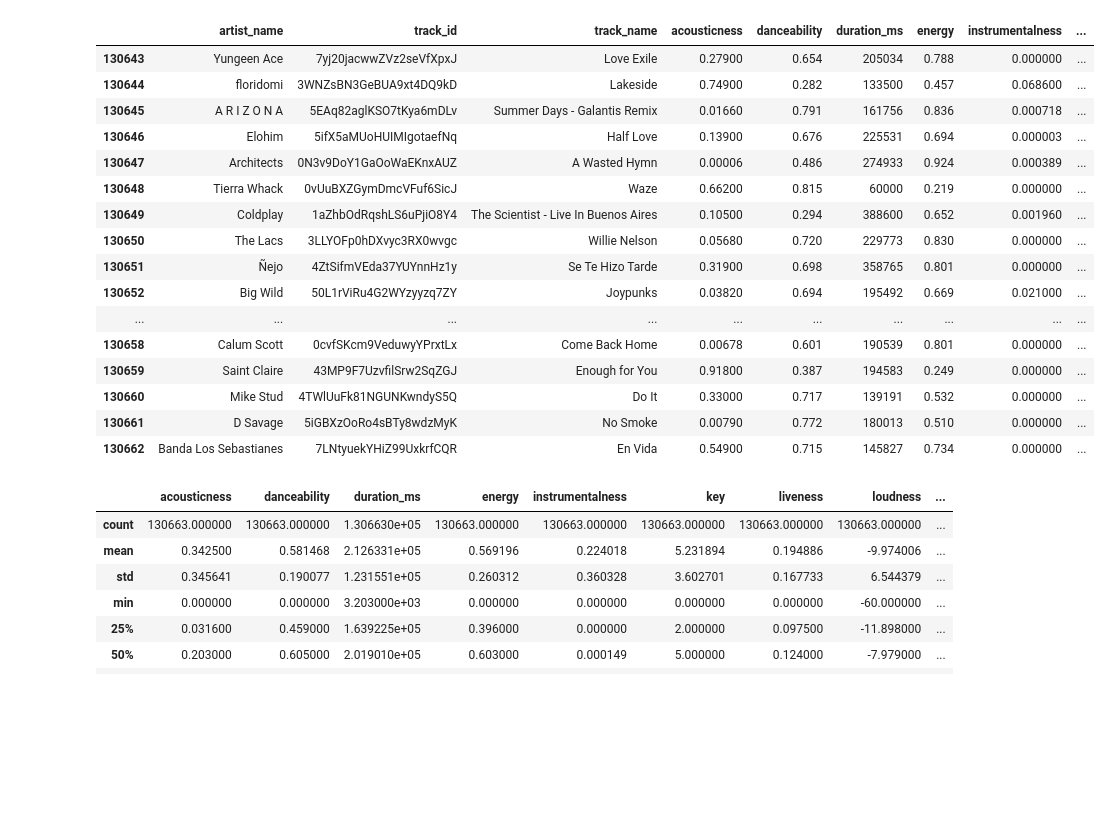
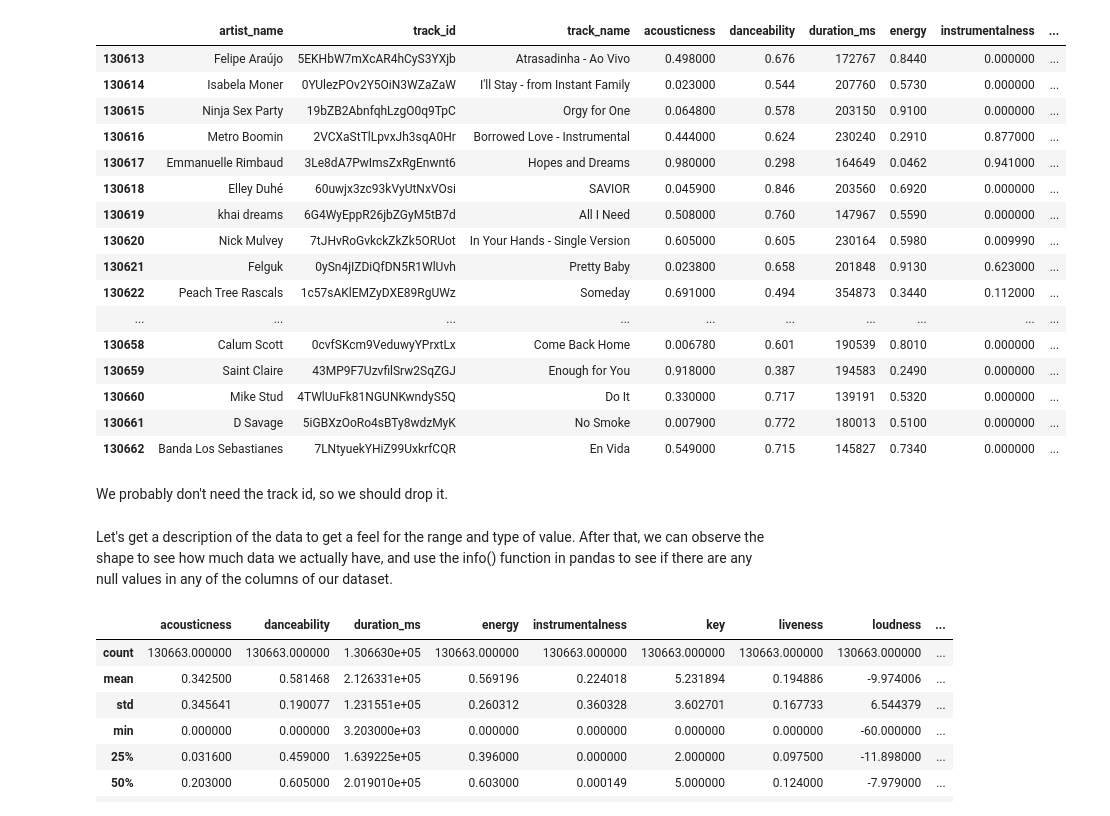
Before and after one commit to RQuery/Spotify-Song-Popularity-Prediction, a Jupyter notebook: Spotify Audio Features.ipynb, the cells around one changed output. Drawn from its saved outputs; the diff is of its cells as text; code cells hidden in the pictures; blank space fills up the shorter version.

```diff
--- a/Spotify Audio Features.ipynb
+++ b/Spotify Audio Features.ipynb
@@ -32,20 +39,22 @@ data.head(20)
 # %%
-data.tail(20)
+data.tail(50)
 # %% [output]
 |  | artist_name | track_id | track_name | acousticness | danceability | duration_ms | energy | instrumentalness | ... |
-| 130643 | Yungeen Ace | 7yj20jacwwZVz2seVfXpxJ | Love Exile | 0.27900 | 0.654 | 205034 | 0.788 | 0.000000 | ... |
-| 130644 | floridomi | 3WNZsBN3GeBUA9xt4DQ9kD | Lakeside | 0.74900 | 0.282 | 133500 | 0.457 | 0.068600 | ... |
-| 130645 | A R I Z O N A | 5EAq82aglKSO7tKya6mDLv | Summer Days - Galantis Remix | 0.01660 | 0.791 | 161756 | 0.836 | 0.000718 | ... |
-| 130646 | Elohim | 5ifX5aMUoHUIMIgotaefNq | Half Love | 0.13900 | 0.676 | 225531 | 0.694 | 0.000003 | ... |
-| 130647 | Architects | 0N3v9DoY1GaOoWaEKnxAUZ | A Wasted Hymn | 0.00006 | 0.486 | 274933 | 0.924 | 0.000389 | ... |
-| 130648 | Tierra Whack | 0vUuBXZGymDmcVFuf6SicJ | Waze | 0.66200 | 0.815 | 60000 | 0.219 | 0.000000 | ... |
-| 130649 | Coldplay | 1aZhbOdRqshLS6uPjiO8Y4 | The Scientist - Live In Buenos Aires | 0.10500 | 0.294 | 388600 | 0.652 | 0.001960 | ... |
-| 130650 | The Lacs | 3LLYOFp0hDXvyc3RX0wvgc | Willie Nelson | 0.05680 | 0.720 | 229773 | 0.830 | 0.000000 | ... |
-| 130651 | Ñejo | 4ZtSifmVEda37YUYnnHz1y | Se Te Hizo Tarde | 0.31900 | 0.698 | 358765 | 0.801 | 0.000000 | ... |
-| 130652 | Big Wild | 50L1rViRu4G2WYzyyzq7ZY | Joypunks | 0.03820 | 0.694 | 195492 | 0.669 | 0.021000 | ... |
+| 130613 | Felipe Araújo | 5EKHbW7mXcAR4hCyS3YXjb | Atrasadinha - Ao Vivo | 0.498000 | 0.676 | 172767 | 0.8440 | 0.000000 | ... |
+| 130614 | Isabela Moner | 0YUlezPOv2Y5OiN3WZaZaW | I'll Stay - from Instant Family | 0.023000 | 0.544 | 207760 | 0.5730 | 0.000000 | ... |
+| 130615 | Ninja Sex Party | 19bZB2AbnfqhLzgO0q9TpC | Orgy for One | 0.064800 | 0.578 | 203150 | 0.9100 | 0.000000 | ... |
+| 130616 | Metro Boomin | 2VCXaStTlLpvxJh3sqA0Hr | Borrowed Love - Instrumental | 0.444000 | 0.624 | 230240 | 0.2910 | 0.877000 | ... |
+| 130617 | Emmanuelle Rimbaud | 3Le8dA7PwImsZxRgEnwnt6 | Hopes and Dreams | 0.980000 | 0.298 | 164649 | 0.0462 | 0.941000 | ... |
+| 130618 | Elley Duhé | 60uwjx3zc93kVyUtNxVOsi | SAVIOR | 0.045900 | 0.846 | 203560 | 0.6920 | 0.000000 | ... |
+| 130619 | khai dreams | 6G4WyEppR26jbZGyM5tB7d | All I Need | 0.508000 | 0.760 | 147967 | 0.5590 | 0.000000 | ... |
+| 130620 | Nick Mulvey | 7tJHvRoGvkckZkZk5ORUot | In Your Hands - Single Version | 0.605000 | 0.605 | 230164 | 0.5980 | 0.009990 | ... |
+| 130621 | Felguk | 0ySn4jIZDiQfDN5R1WlUvh | Pretty Baby | 0.023800 | 0.658 | 201848 | 0.9130 | 0.623000 | ... |
+| 130622 | Peach Tree Rascals | 1c57sAKlEMZyDXE89RgUWz | Someday | 0.691000 | 0.494 | 354873 | 0.3440 | 0.112000 | ... |
 | ... | ... | ... | ... | ... | ... | ... | ... | ... | ... |
-| 130658 | Calum Scott | 0cvfSKcm9VeduwyYPrxtLx | Come Back Home | 0.00678 | 0.601 | 190539 | 0.801 | 0.000000 | ... |
-| 130659 | Saint Claire | 43MP9F7UzvfilSrw2SqZGJ | Enough for You | 0.91800 | 0.387 | 194583 | 0.249 | 0.000000 | ... |
-| 130660 | Mike Stud | 4TWlUuFk81NGUNKwndyS5Q | Do It | 0.33000 | 0.717 | 139191 | 0.532 | 0.000000 | ... |
-| 130661 | D Savage | 5iGBXzOoRo4sBTy8wdzMyK | No Smoke | 0.00790 | 0.772 | 180013 | 0.510 | 0.000000 | ... |
-| 130662 | Banda Los Sebastianes | 7LNtyuekYHiZ99UxkrfCQR | En Vida | 0.54900 | 0.715 | 145827 | 0.734 | 0.000000 | ... |
+| 130658 | Calum Scott | 0cvfSKcm9VeduwyYPrxtLx | Come Back Home | 0.006780 | 0.601 | 190539 | 0.8010 | 0.000000 | ... |
+| 130659 | Saint Claire | 43MP9F7UzvfilSrw2SqZGJ | Enough for You | 0.918000 | 0.387 | 194583 | 0.2490 | 0.000000 | ... |
+| 130660 | Mike Stud | 4TWlUuFk81NGUNKwndyS5Q | Do It | 0.330000 | 0.717 | 139191 | 0.5320 | 0.000000 | ... |
+| 130661 | D Savage | 5iGBXzOoRo4sBTy8wdzMyK | No Smoke | 0.007900 | 0.772 | 180013 | 0.5100 | 0.000000 | ... |
+| 130662 | Banda Los Sebastianes | 7LNtyuekYHiZ99UxkrfCQR | En Vida | 0.549000 | 0.715 | 145827 | 0.7340 | 0.000000 | ... |
+# %% [markdown]
+We probably don't need the track id, so we should drop it.
@@ -52,3 +63,5 @@ data.tail(20)
+# %% [markdown]
+Let's get a description of the data to get a feel for the range and type of value. After that, we can observe the shape to see how much data we actually have, and use the info() function in pandas to see if there are any null values in any of the columns of our dataset.
 # %%
 data.describe()
 # %% [output]
```
Also changed, not shown: parts of 39 cells of this notebook.
